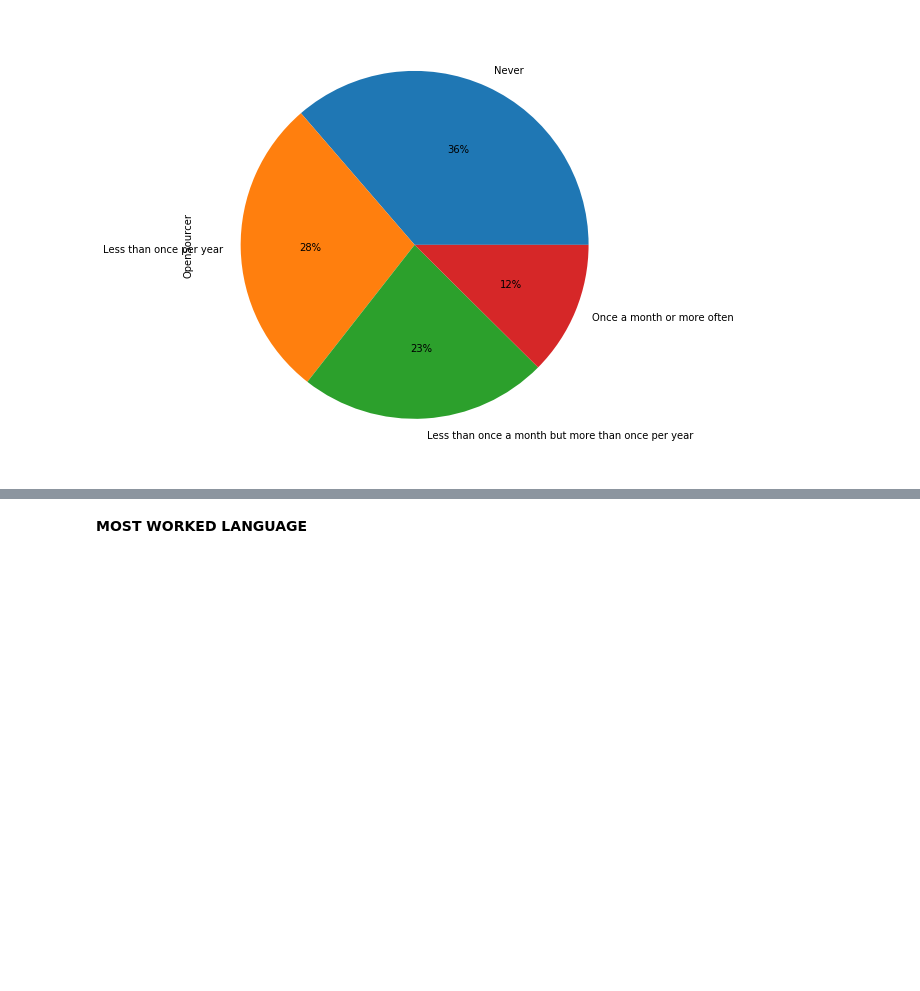
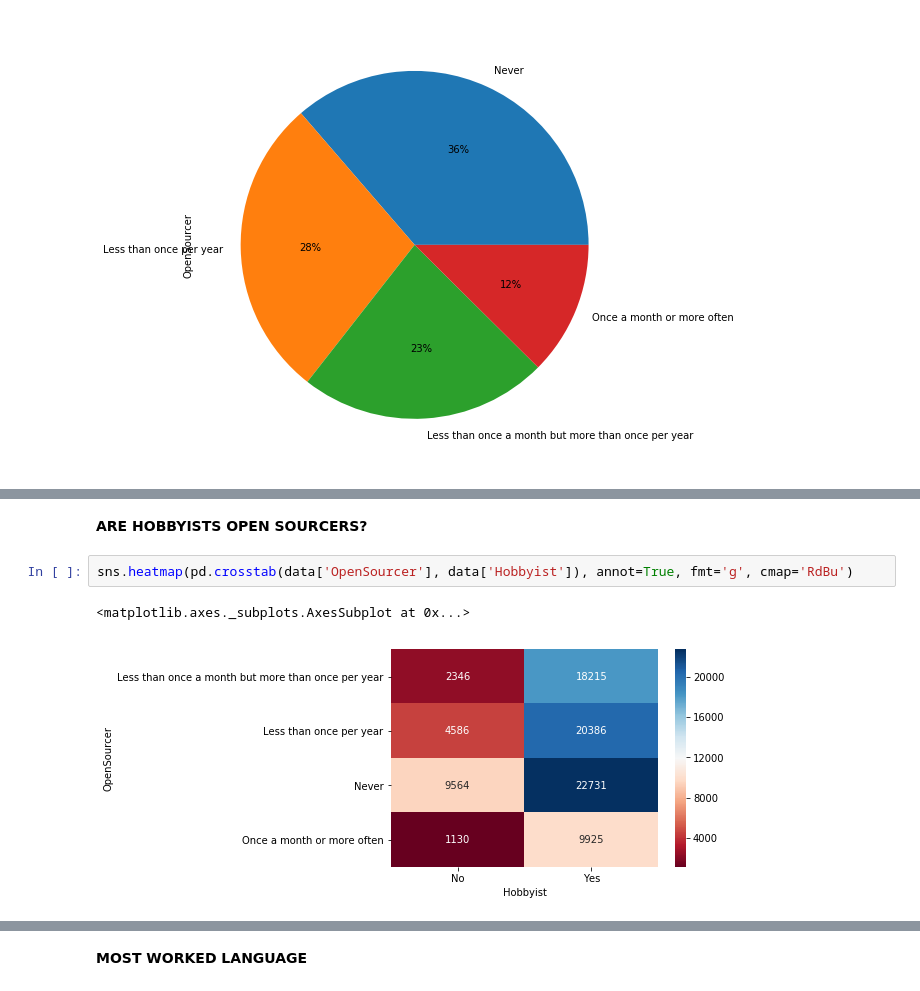
Before and after one commit to Ritvik19/Data-Tales, a Jupyter notebook: Stack-Overflow-Developer-Survey-2019/Analysis.ipynb, the cells around one changed output, grey strips where cells are left out. Drawn from its saved outputs; the diff is of its cells as text; blank space fills up the shorter version.

```diff
--- a/Stack-Overflow-Developer-Survey-2019/Analysis.ipynb
+++ b/Stack-Overflow-Developer-Survey-2019/Analysis.ipynb
@@ -170,0 +153,7 @@ _.groupby('MainBranch').sum()
+# %% [markdown]
+**ARE HOBBYISTS OPEN SOURCERS?**
+# %%
+sns.heatmap(pd.crosstab(data['OpenSourcer'], data['Hobbyist']), annot=True, fmt='g', cmap='RdBu')
+# %% [output]
+<matplotlib.axes._subplots.AxesSubplot at 0x...>
+[figure, added]
```
Also changed, not shown: parts of 12 cells of this notebook.
